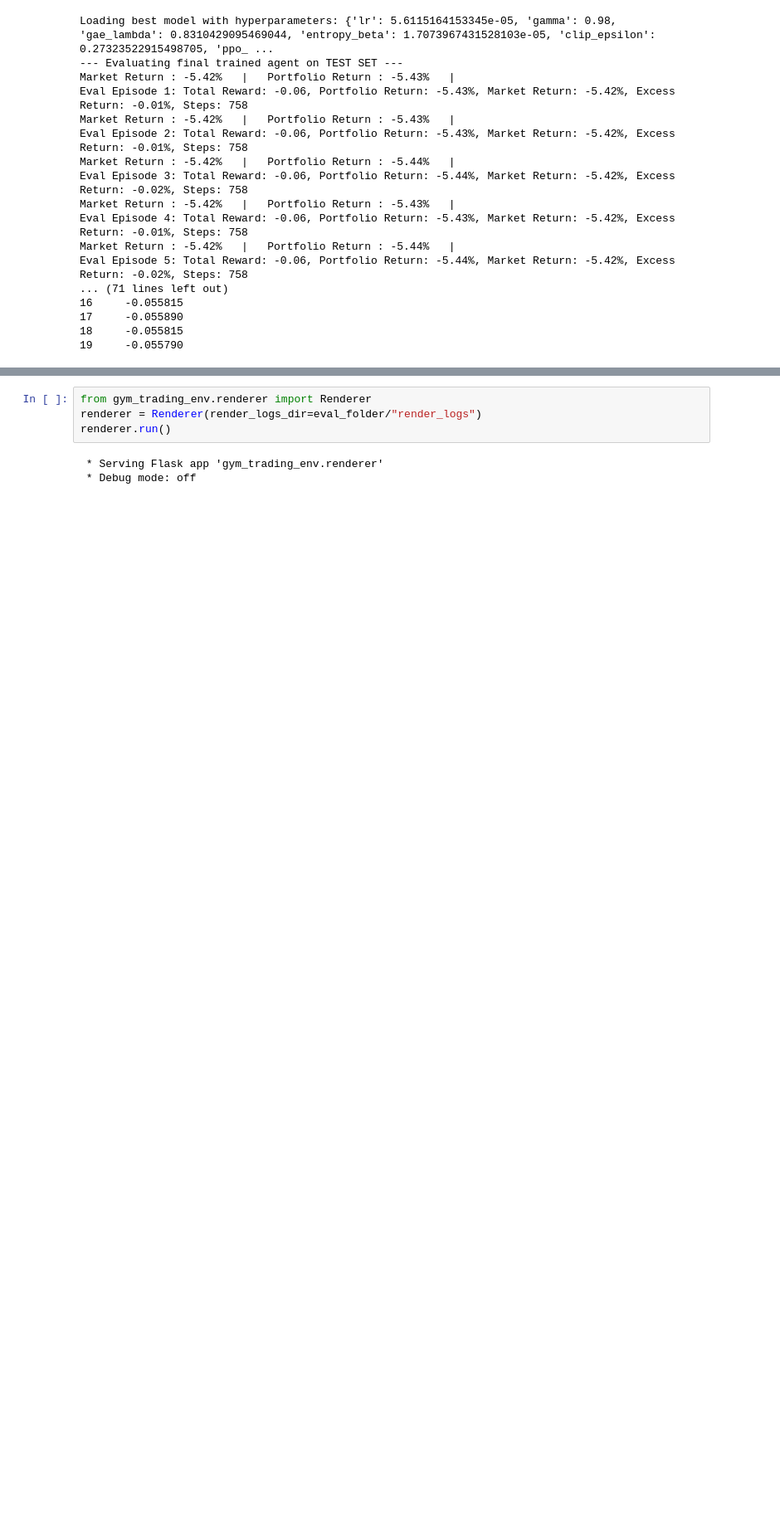
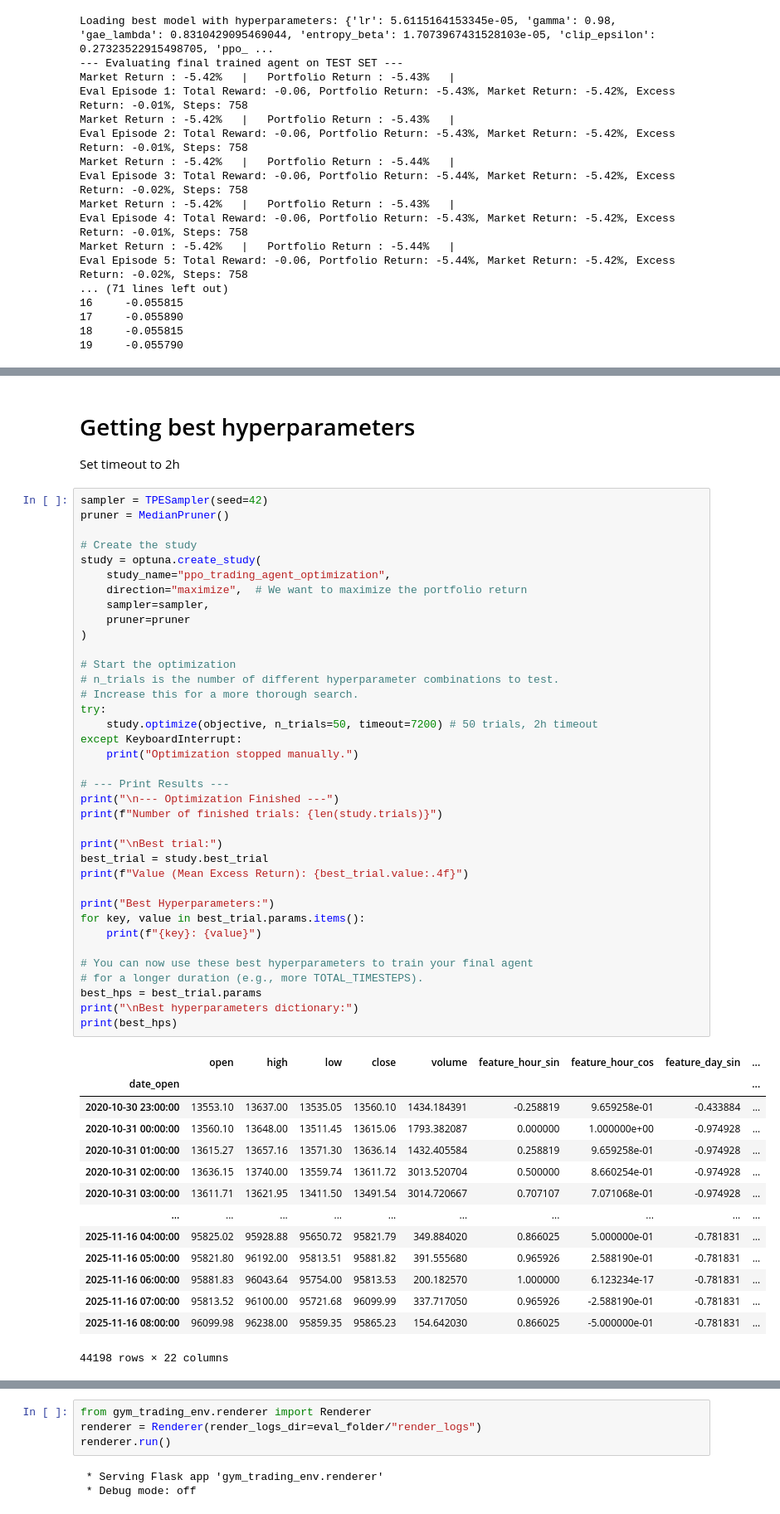
Before and after one commit to yannmb2/RL-project-m1, a Jupyter notebook: Project_Reinforcement_learning_v1.ipynb, the cells around one changed output, grey strips where cells are left out. Shown at 83% size. Cells and saved outputs as stored; diff of their text form; blank space fills up the shorter version.

```diff
--- a/Project_Reinforcement_learning.ipynb
+++ b/Project_Reinforcement_learning_v1.ipynb
@@ -1016,3 +1166,58 @@ df_results
+# %% [markdown]
+# Getting best hyperparameters
+Set timeout to 2h
+# %%
+sampler = TPESampler(seed=42)
+pruner = MedianPruner()
+
+# Create the study
+study = optuna.create_study(
+    study_name="ppo_trading_agent_optimization",
+    direction="maximize",  # We want to maximize the portfolio return
+    sampler=sampler,
+    pruner=pruner
+)
+
+# Start the optimization
+# n_trials is the number of different hyperparameter combinations to test.
+# Increase this for a more thorough search.
+try:
+    study.optimize(objective, n_trials=50, timeout=7200) # 50 trials, 2h timeout
+except KeyboardInterrupt:
+    print("Optimization stopped manually.")
+
+# --- Print Results ---
+print("\n--- Optimization Finished ---")
+print(f"Number of finished trials: {len(study.trials)}")
+
+print("\nBest trial:")
+best_trial = study.best_trial
+print(f"Value (Mean Excess Return): {best_trial.value:.4f}")
+
+print("Best Hyperparameters:")
+for key, value in best_trial.params.items():
+    print(f"{key}: {value}")
+
+# You can now use these best hyperparameters to train your final agent
+# for a longer duration (e.g., more TOTAL_TIMESTEPS).
+best_hps = best_trial.params
+print("\nBest hyperparameters dictionary:")
+print(best_hps)
+# %% [output]
+|  | open | high | low | close | volume | feature_hour_sin | feature_hour_cos | feature_day_sin | ... |
+| date_open |  |  |  |  |  |  |  |  | ... |
+| 2020-10-30 23:00:00 | 13553.10 | 13637.00 | 13535.05 | 13560.10 | 1434.184391 | -0.258819 | 9.659258e-01 | -0.433884 | ... |
+| 2020-10-31 00:00:00 | 13560.10 | 13648.00 | 13511.45 | 13615.06 | 1793.382087 | 0.000000 | 1.000000e+00 | -0.974928 | ... |
+| 2020-10-31 01:00:00 | 13615.27 | 13657.16 | 13571.30 | 13636.14 | 1432.405584 | 0.258819 | 9.659258e-01 | -0.974928 | ... |
+| 2020-10-31 02:00:00 | 13636.15 | 13740.00 | 13559.74 | 13611.72 | 3013.520704 | 0.500000 | 8.660254e-01 | -0.974928 | ... |
+| 2020-10-31 03:00:00 | 13611.71 | 13621.95 | 13411.50 | 13491.54 | 3014.720667 | 0.707107 | 7.071068e-01 | -0.974928 | ... |
+| ... | ... | ... | ... | ... | ... | ... | ... | ... | ... |
+| 2025-11-16 04:00:00 | 95825.02 | 95928.88 | 95650.72 | 95821.79 | 349.884020 | 0.866025 | 5.000000e-01 | -0.781831 | ... |
+| 2025-11-16 05:00:00 | 95821.80 | 96192.00 | 95813.51 | 95881.82 | 391.555680 | 0.965926 | 2.588190e-01 | -0.781831 | ... |
+| 2025-11-16 06:00:00 | 95881.83 | 96043.64 | 95754.00 | 95813.53 | 200.182570 | 1.000000 | 6.123234e-17 | -0.781831 | ... |
+| 2025-11-16 07:00:00 | 95813.52 | 96100.00 | 95721.68 | 96099.99 | 337.717050 | 0.965926 | -2.588190e-01 | -0.781831 | ... |
+| 2025-11-16 08:00:00 | 96099.98 | 96238.00 | 95859.35 | 95865.23 | 154.642030 | 0.866025 | -5.000000e-01 | -0.781831 | ... |
+44198 rows × 22 columns
 # %% [markdown]
 ## 📊 Visualize the Agent's Performance
 
```
Also changed, not shown: parts of 5 cells of this notebook, 3 other files.
